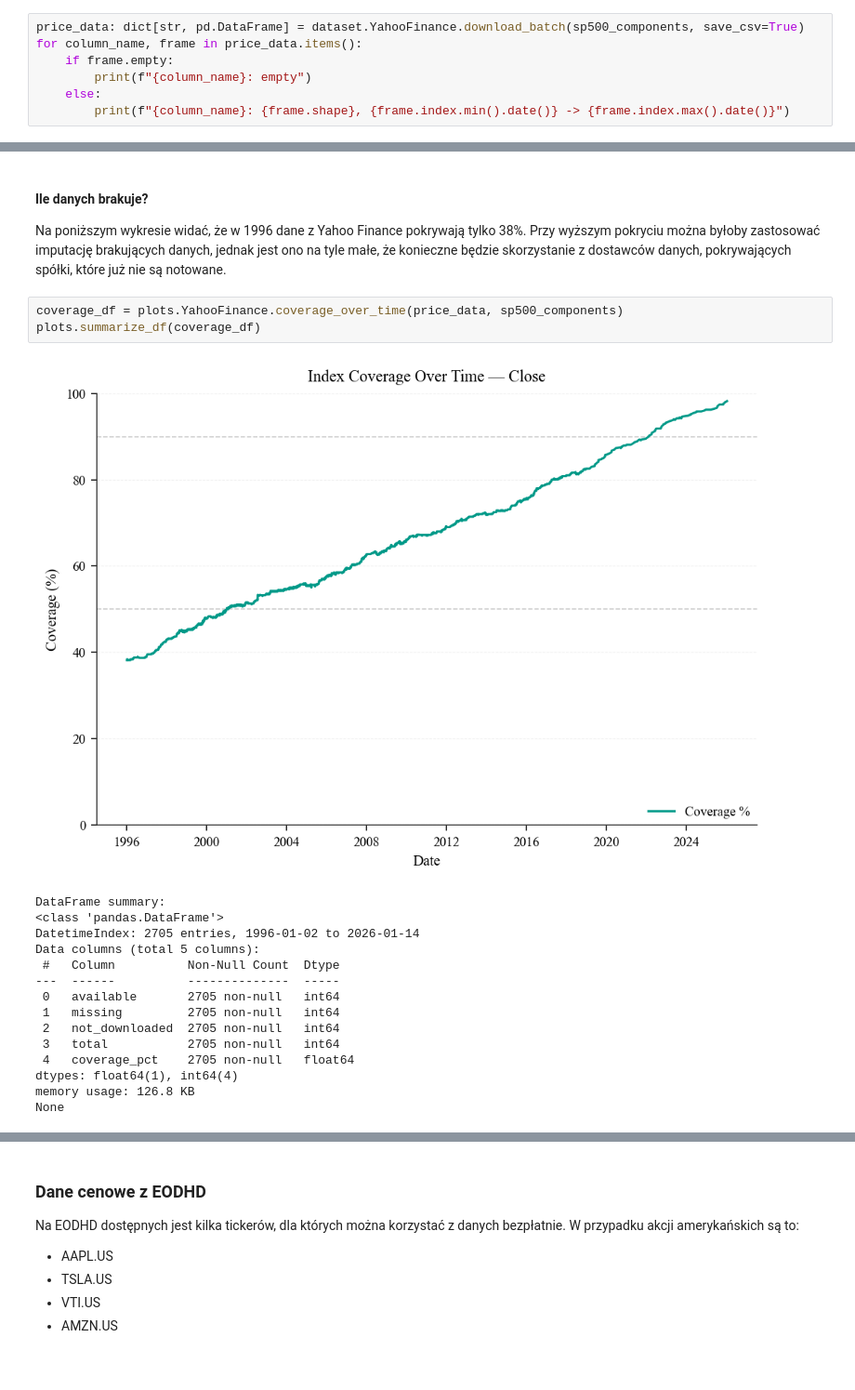
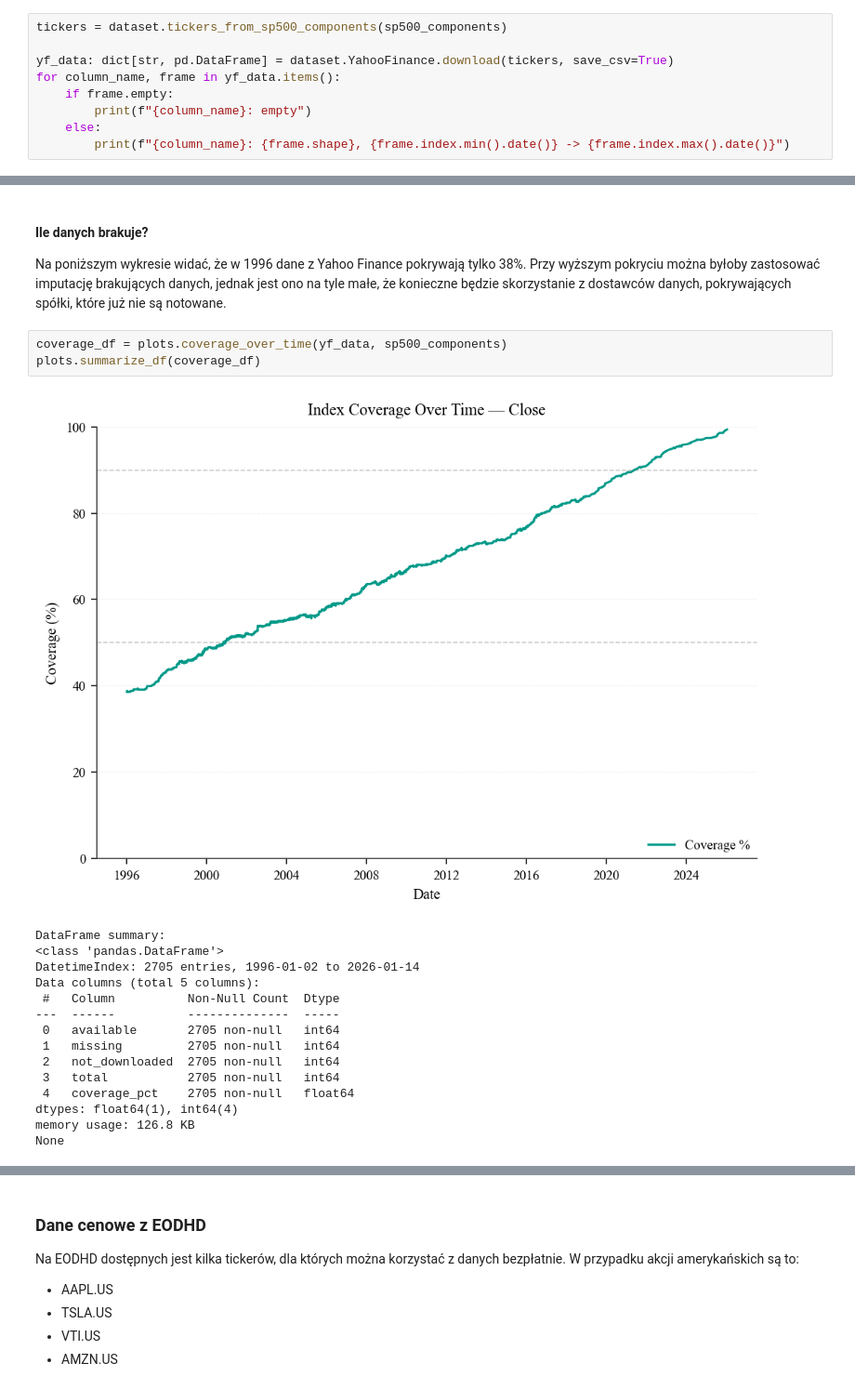
Before and after one commit to MichaelL200/data-driven-stock-portfolio-selection, a Jupyter notebook: notebooks/02b_data_stocks.ipynb, the cells around one changed output, grey strips where cells are left out. Shown at 93% size. Saved outputs shown, nothing was run; the diff lists cells and outputs as text.

```diff
--- a/notebooks/02b_data_stocks.ipynb
+++ b/notebooks/02b_data_stocks.ipynb
@@ -499,8 +502,10 @@ benchmark_ew = SP500EW
 # %% [markdown]
 #### Uzyskanie danych pojedyńczych spółek
 # %%
-price_data: dict[str, pd.DataFrame] = dataset.YahooFinance.download_batch(sp500_components, save_csv=True)
-for column_name, frame in price_data.items():
+tickers = dataset.tickers_from_sp500_components(sp500_components)
+
+yf_data: dict[str, pd.DataFrame] = dataset.YahooFinance.download(tickers, save_csv=True)
+for column_name, frame in yf_data.items():
     if frame.empty:
         print(f"{column_name}: empty")
     else:
@@ -520,10 +525,10 @@ Adj_Close: (16173, 1194), 1962-01-02 -> 2026-04-06
 
 Na poniższym wykresie widać, że w 1996 dane z Yahoo Finance pokrywają tylko 38%. Przy wyższym pokryciu można byłoby zastosować imputację brakujących danych, jednak jest ono na tyle małe, że konieczne będzie skorzystanie z dostawców danych, pokrywających spółki, które już nie są notowane.
 # %%
-coverage_df = plots.YahooFinance.coverage_over_time(price_data, sp500_components)
+coverage_df = plots.coverage_over_time(yf_data, sp500_components)
 plots.summarize_df(coverage_df)
 # %% [output]
-[figure, old version]
+[figure, new version]
 DataFrame summary:
 <class 'pandas.DataFrame'>
 DatetimeIndex: 2705 entries, 1996-01-02 to 2026-01-14
```
Also changed, not shown: parts of 17 cells of this notebook, 3 other files.
